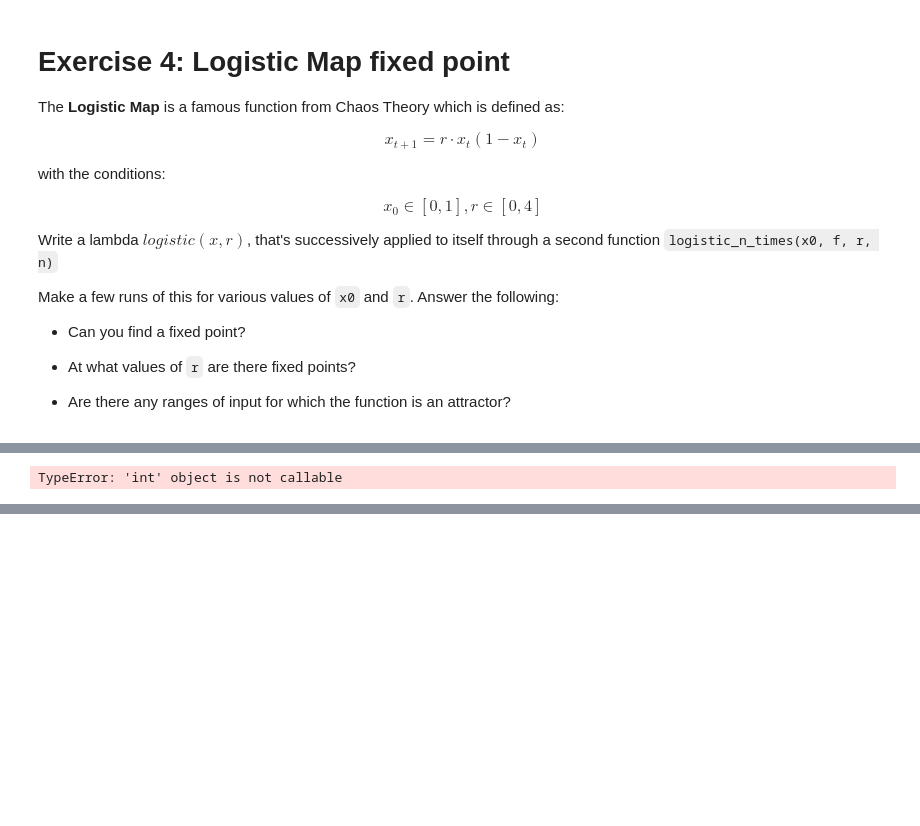
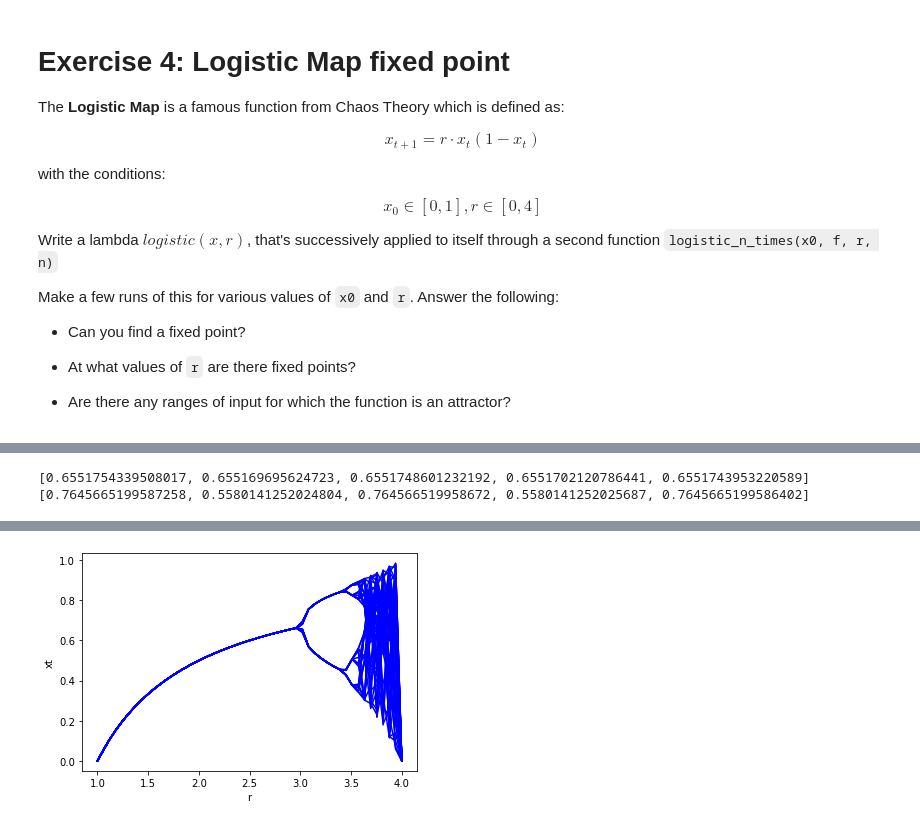
Before and after one commit to cb-ds-1/m1-3-math-functions, a Jupyter notebook: Workshop Functions.ipynb, the cells around one changed output, grey strips where cells are left out. Cells and saved outputs as stored; diff of their text form; code cells hidden in the pictures; blank space fills up the shorter version.

```diff
--- a/Workshop Functions.ipynb
+++ b/Workshop Functions.ipynb
@@ -200,13 +204,12 @@ Make a few runs of this for various values of `x0` and `r`. Answer the following
 
 - Are there any ranges of input for which the function is an attractor?
 # %%
-def logistic(x,r)
-    f = lambda x : r * x(1 - x)
-    return f
-
+f = lambda x, r : r * x*(1 - x)
 
 def logistic_n_times(x0, f, r, n):
-
+    lx = []
     x = x0
-    return f(x) for i in range(n)
-    print(x)
+    for i in range(n):
+      lx.append(x)
+      x = f(x,r)
+    return lx
@@ -215,7 +216,14 @@ SyntaxError: invalid syntax (<ipython-input-80-d99e9ecadac8>, line 8)
-# %%
-logistic_n_times(0, f, 2, 4))
-# %% [output]
-TypeError: 'int' object is not callable
+# %%
+#logistic_n_times(x0, f, r, 100)
+
+# fixed points when r < ~3 (for any value of x0)
+print(logistic_n_times(0.5, f, 2.9, 100)[-5:])
+
+# jump between points when  r > ~3 (for any value of x0)
+print(logistic_n_times(0.5, f, 3.1, 100)[-5:])
+# %% [output]
+[0.6551754339508017, 0.655169695624723, 0.6551748601232192, 0.6551702120786441, 0.6551743953220589]
+[0.7645665199587258, 0.5580141252024804, 0.764566519958672, 0.5580141252025687, 0.7645665199586402]
 # %% [markdown]
 # Exercise 5 (stretch): Famous Chaos Theory Plot
 
@@ -228,3 +236,33 @@ Reproduce this plot using the `matplotlib` package.
 **Hint:** Produce samples from the function to fill arrays on the x and y axis!
 
 **Hint:** Take the final 50 values in a series of data points produced by the function!
+# %%
+import numpy as np
+
+r = np.linspace(1,4,50)
+x0 = np.linspace(0,1,50)
+
+rs, xs = [], []
+for i in range(len(r)):
+    rs.append(r[i])
+    xs.append(logistic_n_times(x0[i], f, r[i], 100)[-50:])
+# %%
+import matplotlib.pyplot as plt
+
+# scatter doesn't work with that input!?
+def make_fig():
+    fig = plt.figure()
+    ax = fig.add_subplot(1, 1, 1)
+    ax.xaxis.set_ticks_position('bottom')
+    ax.yaxis.set_ticks_position('left')
+    ax.set_xlabel('r')
+    ax.set_ylabel('xt')
+    return fig, ax
+
+fig, ax = make_fig()
+
+plt.plot(rs,xs, 'b')
+
+plt.show()
+# %% [output]
+[figure, added]
```
Also changed, not shown: parts of 8 cells of this notebook.
